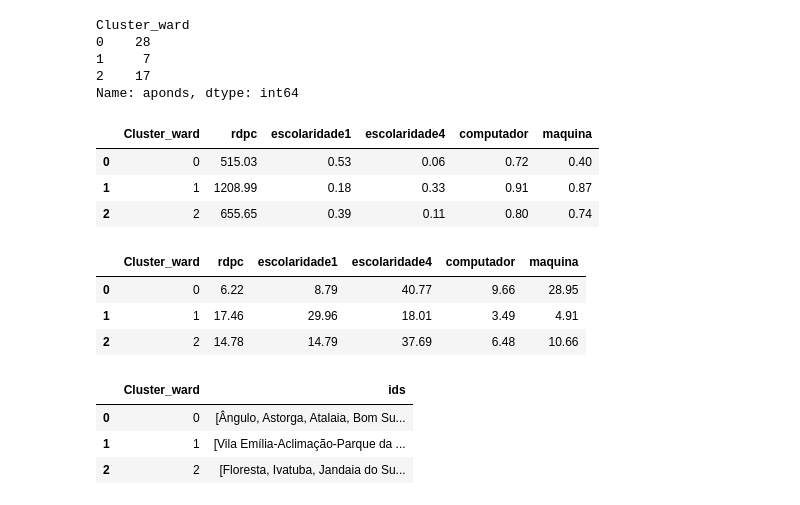
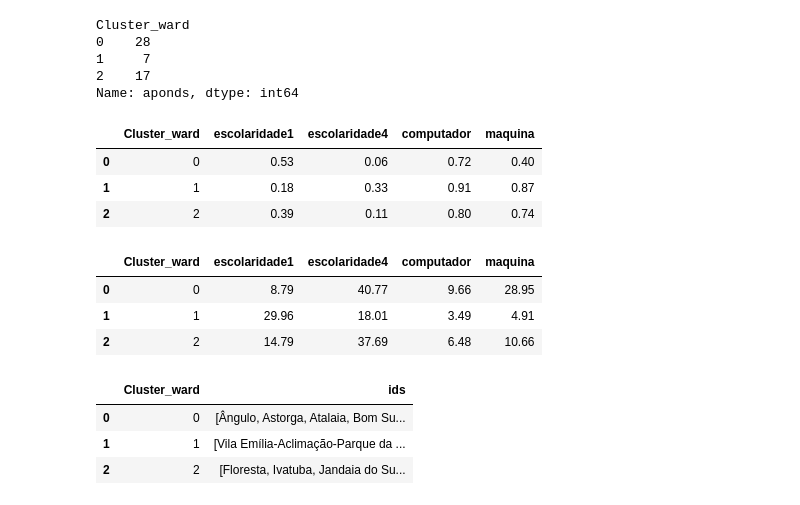
Before and after one commit to cordeirolibel/coderhouse_ds_45735, a Jupyter notebook: Aula43 (Algoritmos de Clustering II)/Aula43 Clusters H.ipynb, the cells around one changed output. Saved outputs shown, nothing was run; the diff lists cells and outputs as text; code cells hidden in the pictures.

```diff
--- a/Aula43 (Algoritmos de Clustering II)/Aula43 Clusters H.ipynb
+++ b/Aula43 (Algoritmos de Clustering II)/Aula43 Clusters H.ipynb
@@ -179,22 +181,24 @@ Cluster_ward
 1     7
 2    17
 Name: aponds, dtype: int64
+# %%
+num_cols = ['rdpc','escolaridade1','escolaridade4','computador','maquina']
 # %%
-means_K = rmm.groupby("Cluster_ward").mean()
+means_K = rmm.groupby("Cluster_ward")[num_cols].mean()
 means_K.iloc[:, 1:6].reset_index().round(2)
 # %% [output]
-|  | Cluster_ward | rdpc | escolaridade1 | escolaridade4 | computador | maquina |
-| 0 | 0 | 515.03 | 0.53 | 0.06 | 0.72 | 0.40 |
-| 1 | 1 | 1208.99 | 0.18 | 0.33 | 0.91 | 0.87 |
-| 2 | 2 | 655.65 | 0.39 | 0.11 | 0.80 | 0.74 |
+|  | Cluster_ward | escolaridade1 | escolaridade4 | computador | maquina |
+| 0 | 0 | 0.53 | 0.06 | 0.72 | 0.40 |
+| 1 | 1 | 0.18 | 0.33 | 0.91 | 0.87 |
+| 2 | 2 | 0.39 | 0.11 | 0.80 | 0.74 |
 # %%
-cv_K = rmm.groupby("Cluster_ward").std() / rmm.groupby("Cluster_ward").mean()*100
+cv_K = rmm.groupby("Cluster_ward")[num_cols].std() / rmm.groupby("Cluster_ward")[num_cols].mean()*100
 display(cv_K.iloc[:, 1:6].reset_index().round(2))
 # %% [output]
-|  | Cluster_ward | rdpc | escolaridade1 | escolaridade4 | computador | maquina |
-| 0 | 0 | 6.22 | 8.79 | 40.77 | 9.66 | 28.95 |
-| 1 | 1 | 17.46 | 29.96 | 18.01 | 3.49 | 4.91 |
-| 2 | 2 | 14.78 | 14.79 | 37.69 | 6.48 | 10.66 |
+|  | Cluster_ward | escolaridade1 | escolaridade4 | computador | maquina |
+| 0 | 0 | 8.79 | 40.77 | 9.66 | 28.95 |
+| 1 | 1 | 29.96 | 18.01 | 3.49 | 4.91 |
+| 2 | 2 | 14.79 | 37.69 | 6.48 | 10.66 |
 # %%
 (rmm
     .groupby("Cluster_ward")
```
Also changed, not shown: parts of 7 cells of this notebook, 4 other files.
